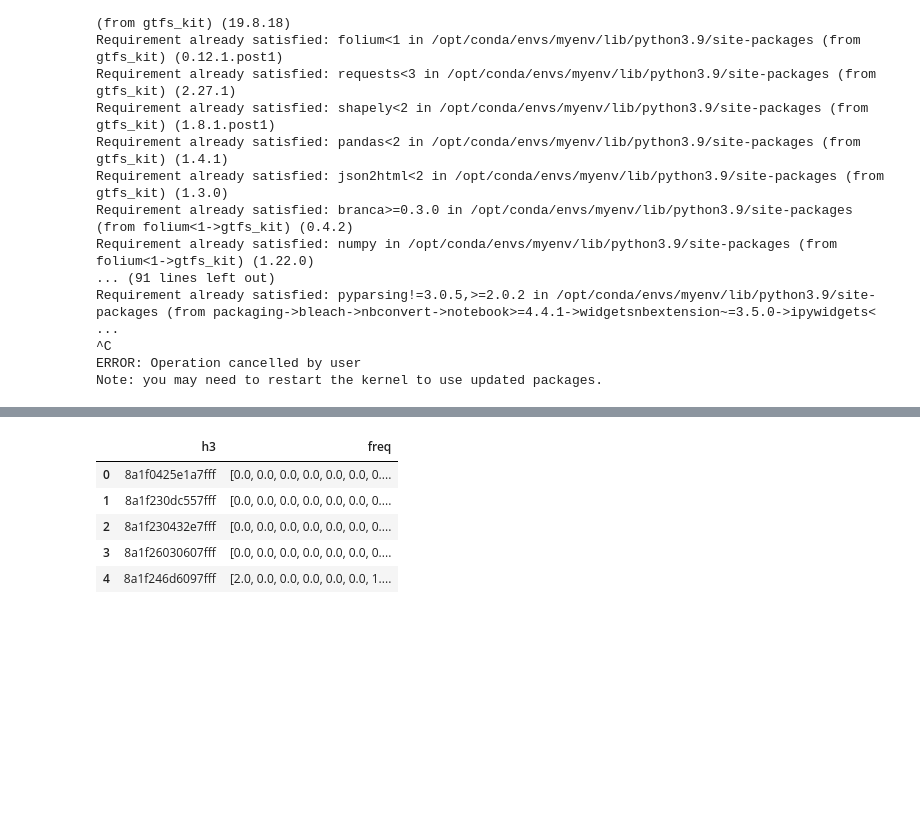
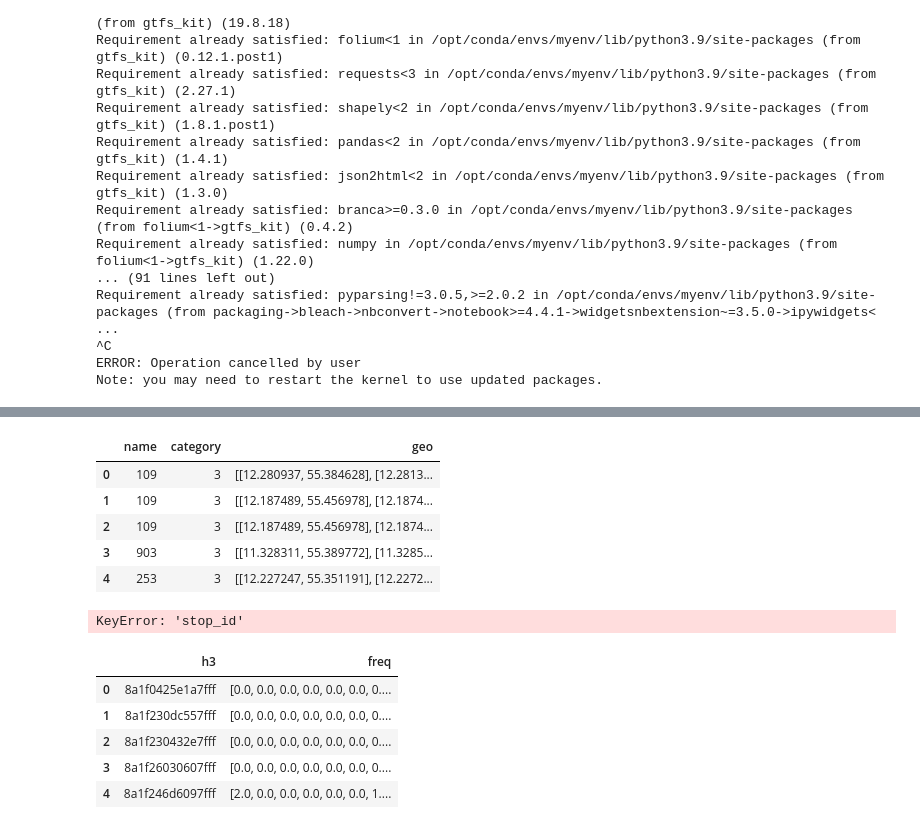
Before and after one commit to inkompotato/transit, a Jupyter notebook: notebooks/gtfs_kit.ipynb, the cells around one changed output, grey strips where cells are left out. Cells and saved outputs as stored; diff of their text form; code cells hidden in the pictures; blank space fills up the shorter version.

```diff
--- a/notebooks/gtfs_kit.ipynb
+++ b/notebooks/gtfs_kit.ipynb
@@ -68,0 +69,35 @@ tts.head()
+# %%
+def transform_geo(geo):
+    if type(geo) == shp.geometry.LineString:
+        return [[g[0], g[1]] for g in list(geo.coords)]
+    else:
+        return [[g[0], g[1]] for g in list(geo.geoms[0].coords)]
+
+# routes_filtered = routes.loc[(routes['route_type'] < 5)]
+routes_filtered = routes
+routes_new = []
+
+for idx, route in routes_filtered.iterrows():
+    name = route["route_short_name"]
+    category = route["route_type"]
+    geo = route["geometry"]
+    if type(geo) == shp.geometry.LineString:
+        routes_new.append([name, category, [[g[0], g[1]] for g in list(geo.coords)]])
+    else:
+        for ge in geo.geoms:
+            routes_new.append([name, category, [[g[0], g[1]] for g in list(ge.coords)]])
+
+#routes_new['name'] = routes_filtered['route_short_name']
+#routes_new['type'] = routes_filtered['route_type']
+#routes_new['geo'] = routes_filtered['geometry'].apply(lambda geo: transform_geo(geo))
+
+routes_df = pd.DataFrame(routes_new, columns= ['name', 'category', 'geo'])
+
+routes_df.head()
+# %% [output]
+|  | name | category | geo |
+| 0 | 109 | 3 | [[12.280937, 55.384628], [12.2813... |
+| 1 | 109 | 3 | [[12.187489, 55.456978], [12.1874... |
+| 2 | 109 | 3 | [[12.187489, 55.456978], [12.1874... |
+| 3 | 903 | 3 | [[11.328311, 55.389772], [11.3285... |
+| 4 | 253 | 3 | [[12.227247, 55.351191], [12.2272... |
@@ -78,12 +121,14 @@ def add_lists(lists):
     return res
 # %%
 result_df = pd.DataFrame()
-# result_df['h3'] = tts.apply(lambda row: stop_h3_map[row['stop_id']], axis=1)
-result_df['stop_id'] = tts['stop_id'].values.tolist()
-result_df['h3'] = result_df.apply(lambda row: stop_h3_map[row['stop_id']], axis=1)
-result_df['frequency'] = tts.iloc[:,1:].values.tolist()
+for idx, feed in enumerate(feeds):
+    tts = ts[idx]
+    result_df['stop_id'] += tts['stop_id'].values.tolist()
+    result_df['h3'] += result_df.apply(lambda row: stop_h3_maps[idx][row['stop_id']], axis=1)
+    result_df['frequency'] += tts.iloc[:,1:].values.tolist()
 
-unique_h3s = set(stop_h3_map.values())
+# unique_h3s = set(stop_h3_maps[idx].values())
+unique_h3s = [item for sublist in stop_h3_maps for item in sublist.values()]
 h3_map = {}
 for index in unique_h3s:
     res = result_df.loc[result_df['h3'] == index]
@@ -92,6 +137,8 @@ for index in unique_h3s:
         h3_map[index] = res.tolist()
     elif res['frequency'].any():
         h3_map[index] = np.nan_to_num(res['frequency'].values[0]).tolist()
+# %% [output]
+KeyError: 'stop_id'
 # %%
 new = pd.DataFrame()
 new['h3'] = h3_map.keys()
```
Also changed, not shown: parts of 10 cells of this notebook.
